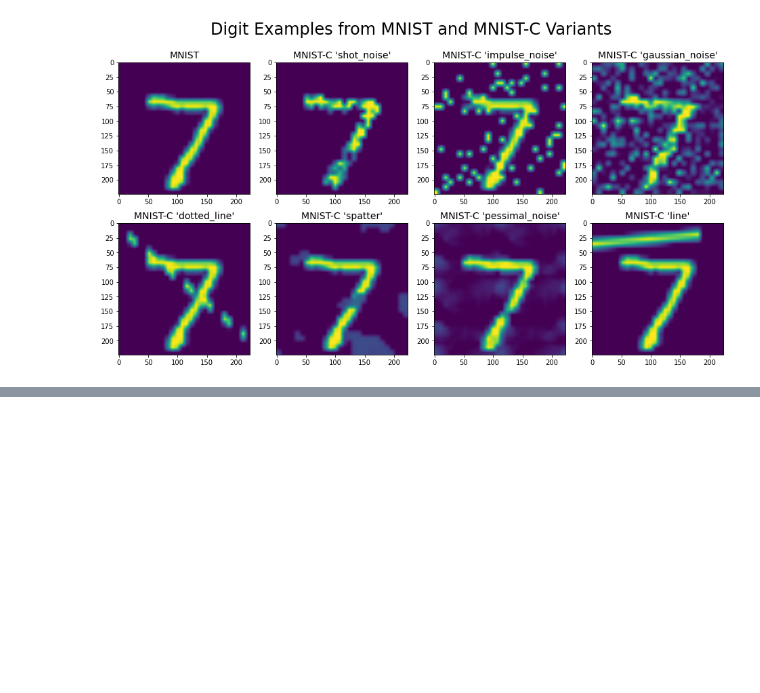
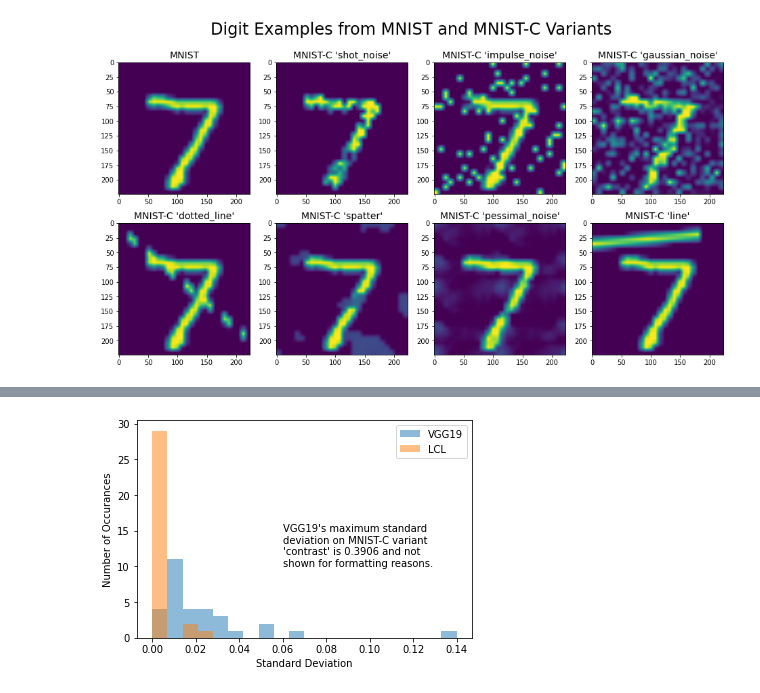
Before and after one commit to edualc/mt_object_recognition, a Jupyter notebook: ExperimentOverview.ipynb, the cells around one changed output, grey strips where cells are left out. Saved outputs shown, nothing was run; the diff lists cells and outputs as text; code cells hidden in the pictures; blank space fills up the shorter version.

```diff
--- a/ExperimentOverview.ipynb
+++ b/ExperimentOverview.ipynb
@@ -762,0 +900,17 @@ Text(0.5, 0.98, 'Digit Examples from MNIST and MNIST-C Variants')
+# %%
+stds = df.groupby(['experiment','mnist_c_variant']).std()['accuracy']
+
+#print(np.sort(stds['vgg19']))
+
+num_bins = 20
+bins = 0.14 * (np.arange(num_bins+1)/num_bins)
+
+plt.hist(stds['vgg19'], bins, alpha=0.5, label='VGG19')
+plt.hist(stds['vgg19r_lcl5'], bins, alpha=0.5, label='LCL')
+plt.legend(loc='upper right')
+plt.ylabel('Number of Occurances')
+plt.xlabel('Standard Deviation')
+plt.text(0.06, 10, "VGG19's maximum standard\ndeviation on MNIST-C variant\n'contrast' is 0.3906 and not\nshown for formatting reasons.")
+None
+# %% [output]
+[figure, added]
```
Also changed, not shown: parts of 5 cells of this notebook, 3 other files.
